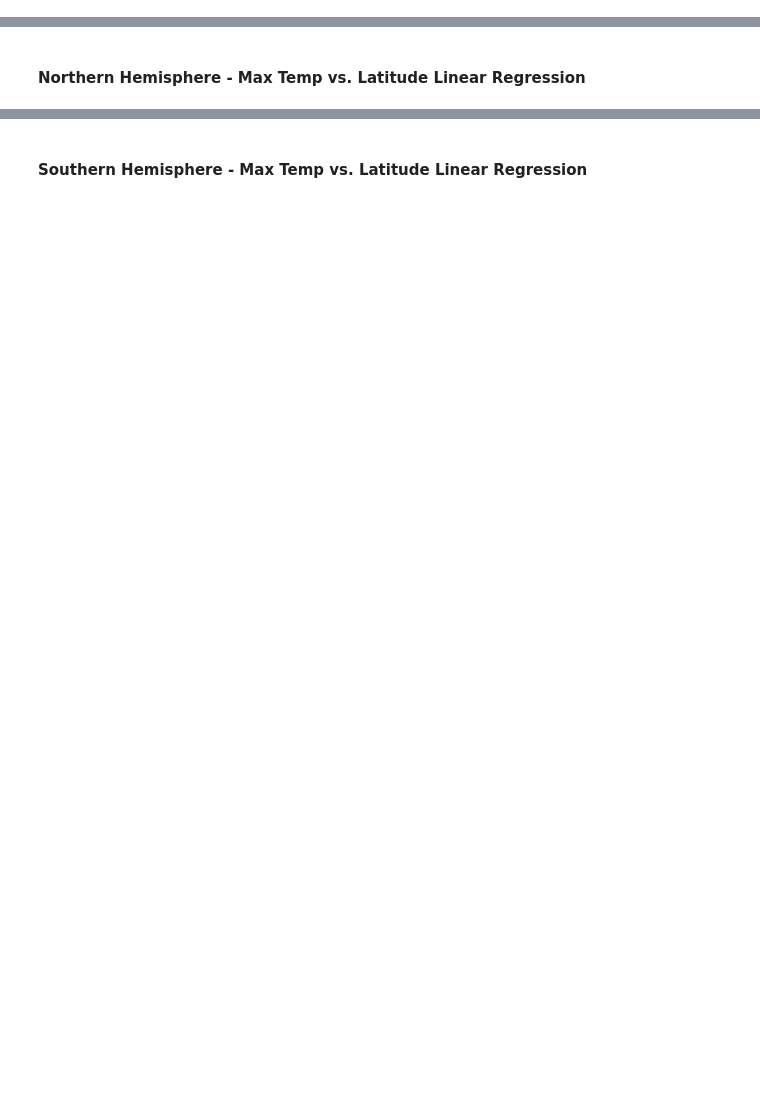
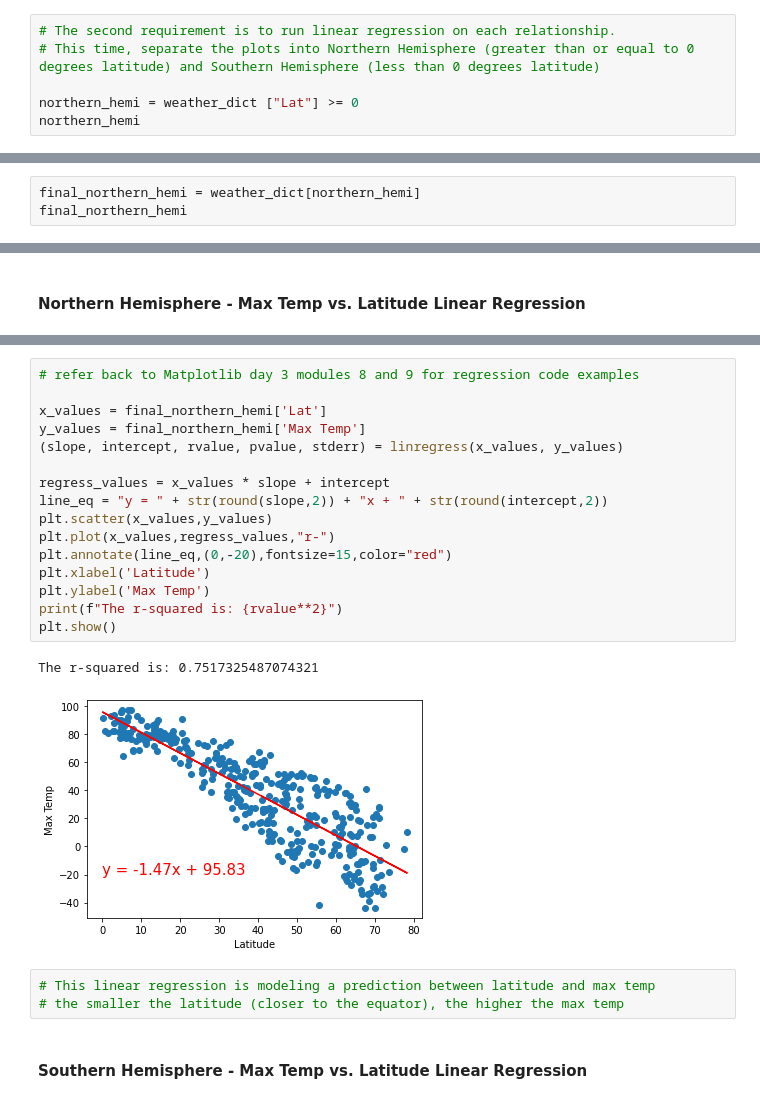
Before and after one commit to jeffreyoverholt/python-api-challenge, a Jupyter notebook: WeatherPy/WeatherPy.ipynb, the cells around one changed output, grey strips where cells are left out. Saved outputs shown, nothing was run; the diff lists cells and outputs as text; blank space fills up the shorter version.

Commit message:
Code for WeatherPy though linear regression

```diff
--- a/WeatherPy/WeatherPy.ipynb
+++ b/WeatherPy/WeatherPy.ipynb
@@ -357,2 +365,8 @@ plt.show()
 # %% [markdown]
 ## Linear Regression
+# %%
+# The second requirement is to run linear regression on each relationship.
+# This time, separate the plots into Northern Hemisphere (greater than or equal to 0 degrees latitude) and Southern Hemisphere (less than 0 degrees latitude)
+
+northern_hemi = weather_dict ["Lat"] >= 0
+northern_hemi
@@ -358,0 +407,3 @@ plt.show()
+# %%
+final_northern_hemi = weather_dict[northern_hemi]
+final_northern_hemi
@@ -365,2 +443,24 @@ The r-value is: 0.46937863826630627
+# %%
+# refer back to Matplotlib day 3 modules 8 and 9 for regression code examples
+
+x_values = final_northern_hemi['Lat']
+y_values = final_northern_hemi['Max Temp']
+(slope, intercept, rvalue, pvalue, stderr) = linregress(x_values, y_values)
+
+regress_values = x_values * slope + intercept
+line_eq = "y = " + str(round(slope,2)) + "x + " + str(round(intercept,2))
+plt.scatter(x_values,y_values)
+plt.plot(x_values,regress_values,"r-")
+plt.annotate(line_eq,(0,-20),fontsize=15,color="red")
+plt.xlabel('Latitude')
+plt.ylabel('Max Temp')
+print(f"The r-squared is: {rvalue**2}")
+plt.show()
+# %% [output]
+The r-squared is: 0.7517325487074321
+[figure, added]
+# %%
+# This linear regression is modeling a prediction between latitude and max temp
+# the smaller the latitude (closer to the equator), the higher the max temp
 # %% [markdown]
 ####  Southern Hemisphere - Max Temp vs. Latitude Linear Regression
```
Also changed, not shown: parts of 35 cells of this notebook.
